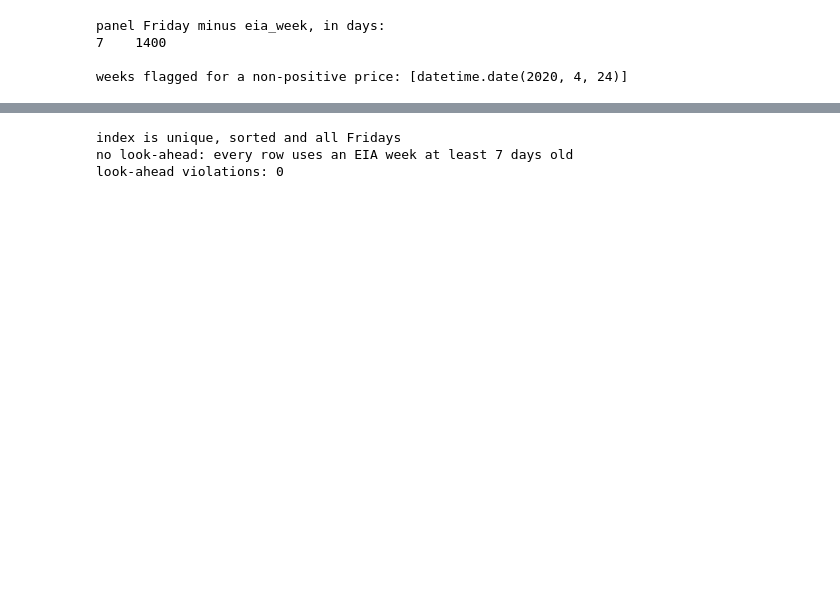
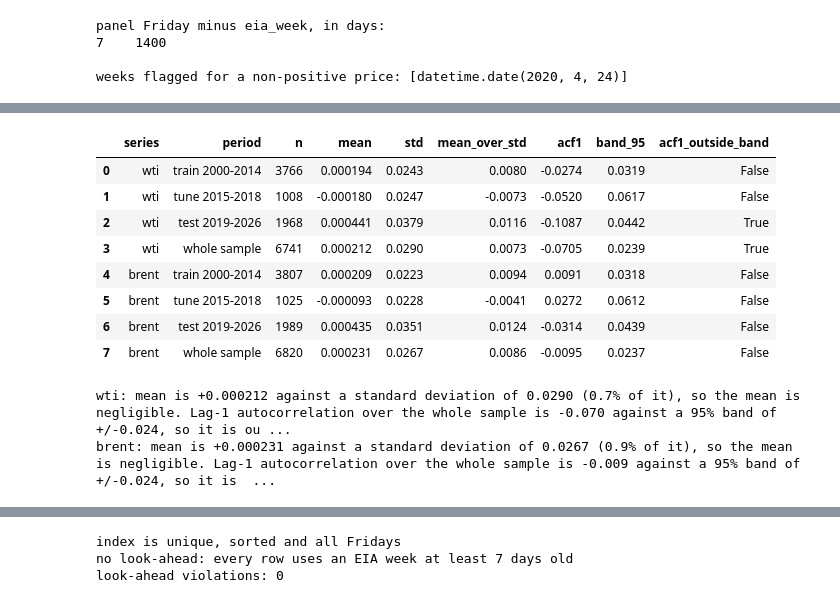
Before and after one commit to yaz212id/ADA-project, a Jupyter notebook: notebooks/02_clean_data.ipynb, the cells around one changed output, grey strips where cells are left out. Drawn from its saved outputs; the diff is of its cells as text; code cells hidden in the pictures; blank space fills up the shorter version.

```diff
--- a/notebooks/02_clean_data.ipynb
+++ b/notebooks/02_clean_data.ipynb
@@ -288,0 +344,18 @@ weeks flagged for a non-positive price: [datetime.date(2020, 4, 24)]
+# %%
+diagnostics = cl.return_diagnostics(returns)
+diagnostics.round({"mean": 6, "std": 4, "mean_over_std": 4, "acf1": 4, "band_95": 4})
+# %% [output]
+|  | series | period | n | mean | std | mean_over_std | acf1 | band_95 | acf1_outside_band |
+| 0 | wti | train 2000-2014 | 3766 | 0.000194 | 0.0243 | 0.0080 | -0.0274 | 0.0319 | False |
+| 1 | wti | tune 2015-2018 | 1008 | -0.000180 | 0.0247 | -0.0073 | -0.0520 | 0.0617 | False |
+| 2 | wti | test 2019-2026 | 1968 | 0.000441 | 0.0379 | 0.0116 | -0.1087 | 0.0442 | True |
+| 3 | wti | whole sample | 6741 | 0.000212 | 0.0290 | 0.0073 | -0.0705 | 0.0239 | True |
+| 4 | brent | train 2000-2014 | 3807 | 0.000209 | 0.0223 | 0.0094 | 0.0091 | 0.0318 | False |
+| 5 | brent | tune 2015-2018 | 1025 | -0.000093 | 0.0228 | -0.0041 | 0.0272 | 0.0612 | False |
+| 6 | brent | test 2019-2026 | 1989 | 0.000435 | 0.0351 | 0.0124 | -0.0314 | 0.0439 | False |
+| 7 | brent | whole sample | 6820 | 0.000231 | 0.0267 | 0.0086 | -0.0095 | 0.0237 | False |
+# %%
+print(cl.proxy_assumption_summary(diagnostics))
+# %% [output]
+wti: mean is +0.000212 against a standard deviation of 0.0290 (0.7% of it), so the mean is negligible. Lag-1 autocorrelation over the whole sample is -0.070 against a 95% band of +/-0.024, so it is ou ...
+brent: mean is +0.000231 against a standard deviation of 0.0267 (0.9% of it), so the mean is negligible. Lag-1 autocorrelation over the whole sample is -0.009 against a 95% band of +/-0.024, so it is  ...
```
Also changed, not shown: parts of 24 cells of this notebook, 5 other files.
